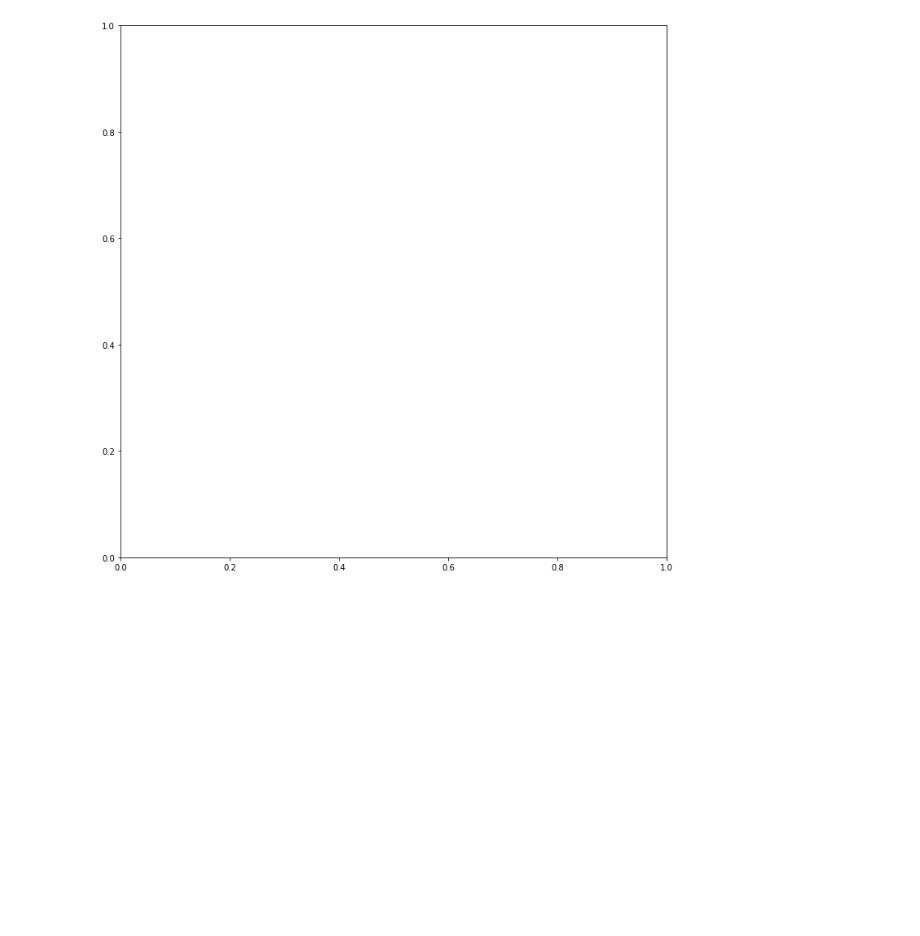
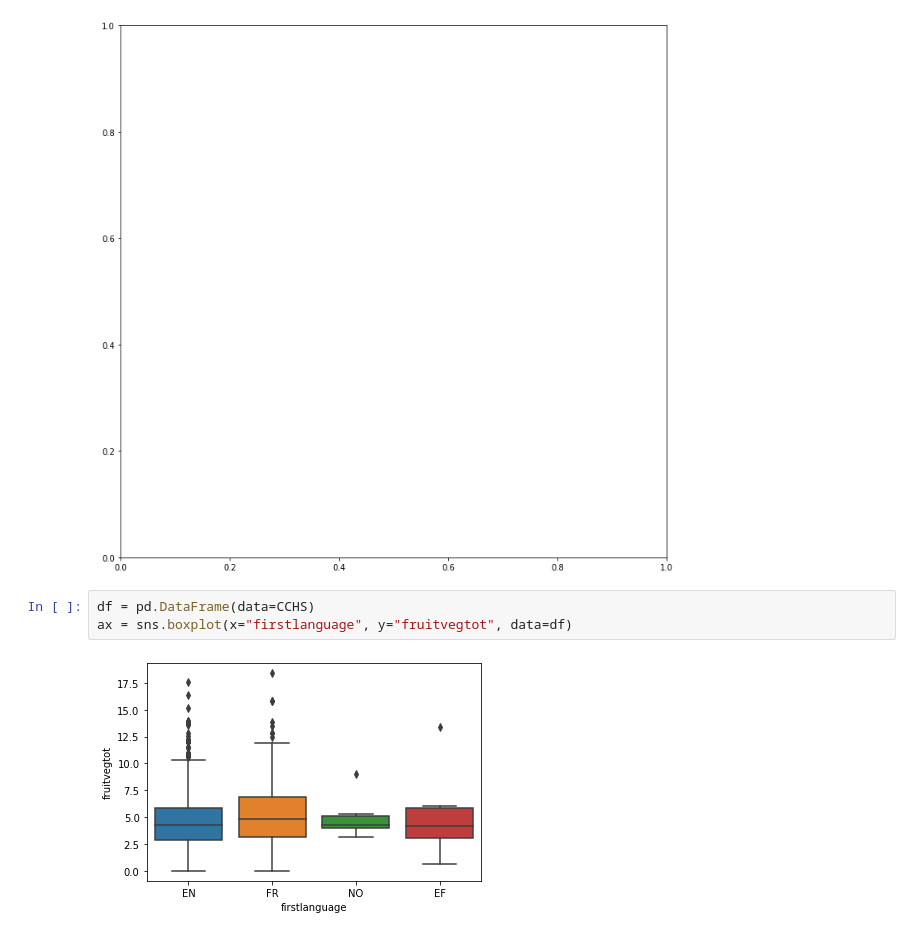
Before and after one commit to diegoarmaca/SocialDataSample, a Jupyter notebook: cchs.ipynb, the cells around one changed output. Saved outputs shown, nothing was run; the diff lists cells and outputs as text; blank space fills up the shorter version.

Commit message:
Boxplots added

```diff
--- a/cchs.ipynb
+++ b/cchs.ipynb
@@ -361,3 +361,8 @@ plot_hist.set_ylabel('Frequency')
 # %% [output]
 TypeError: hist() got multiple values for argument 'bins'
 [figure]
+# %%
+df = pd.DataFrame(data=CCHS)
+ax = sns.boxplot(x="firstlanguage", y="fruitvegtot", data=df)
+# %% [output]
+[figure, added]
```
Also changed, not shown: parts of 4 cells of this notebook.
